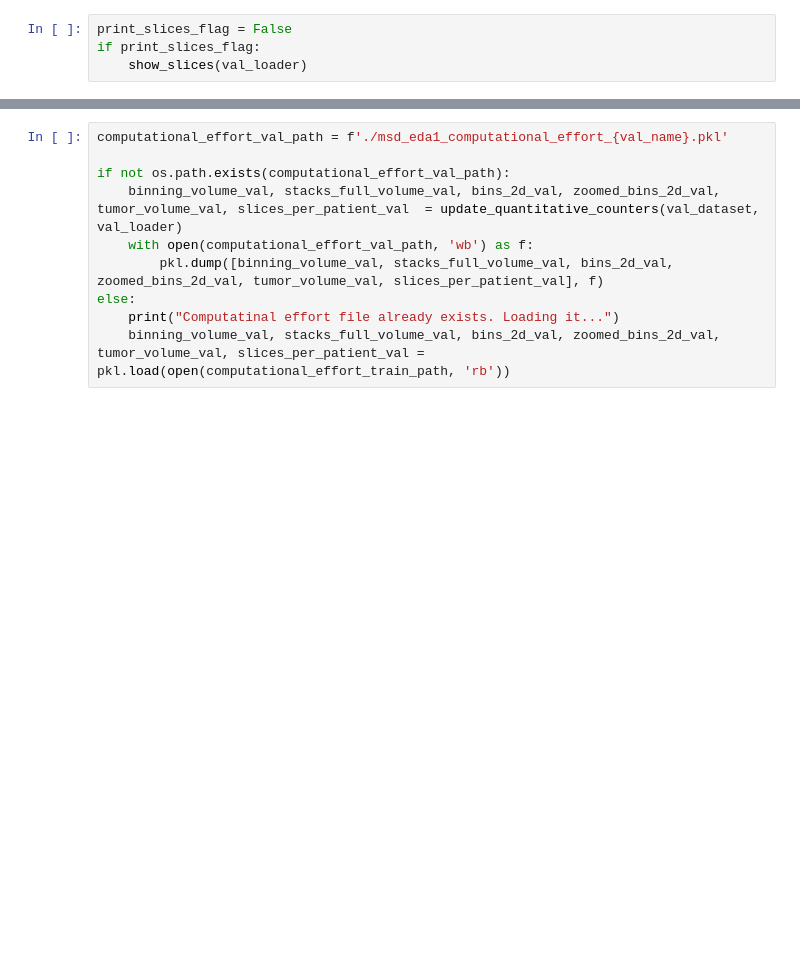
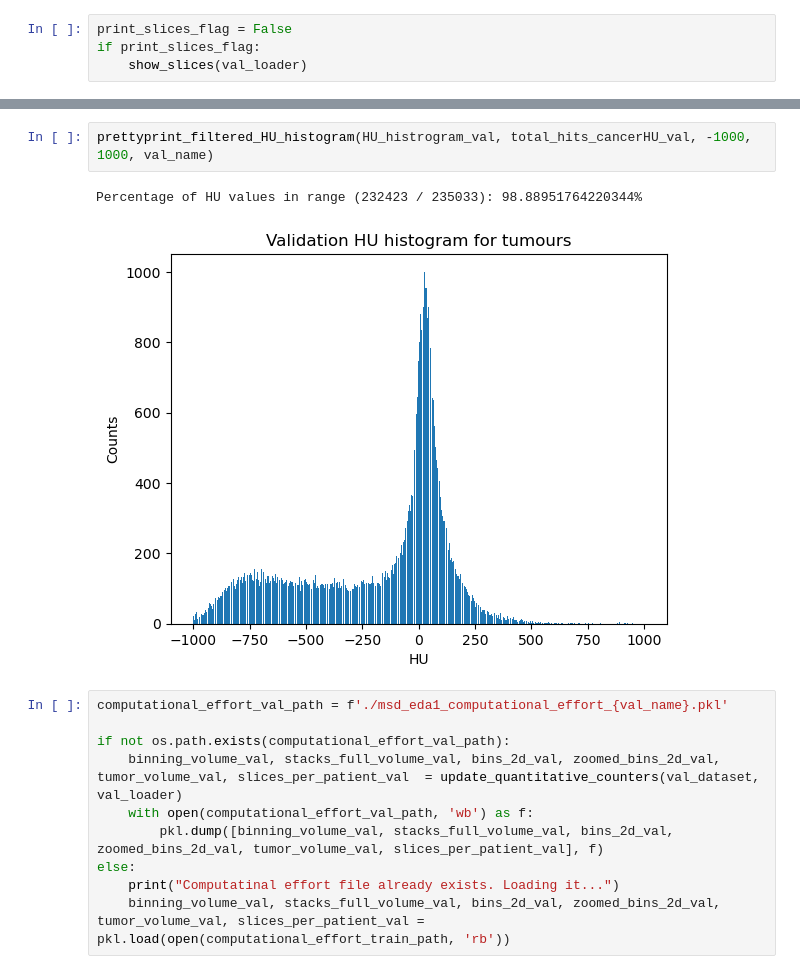
Before and after one commit to Chiru-CatalinMihail/LungCancerCT, a Jupyter notebook: MSD_EDA.ipynb, the cells around one changed output, grey strips where cells are left out. Cells and saved outputs as stored; diff of their text form; blank space fills up the shorter version.

```diff
--- a/MSD_EDA.ipynb
+++ b/MSD_EDA.ipynb
@@ -698,3 +815,8 @@ if print_slices_flag:
+# %%
+prettyprint_filtered_HU_histogram(HU_histrogram_val, total_hits_cancerHU_val, -1000, 1000, val_name)
+# %% [output]
+Percentage of HU values in range (232423 / 235033): 98.88951764220344%
+[figure, added]
 # %%
 computational_effort_val_path = f'./msd_eda1_computational_effort_{val_name}.pkl'
 
```
Also changed, not shown: parts of 9 cells of this notebook.
